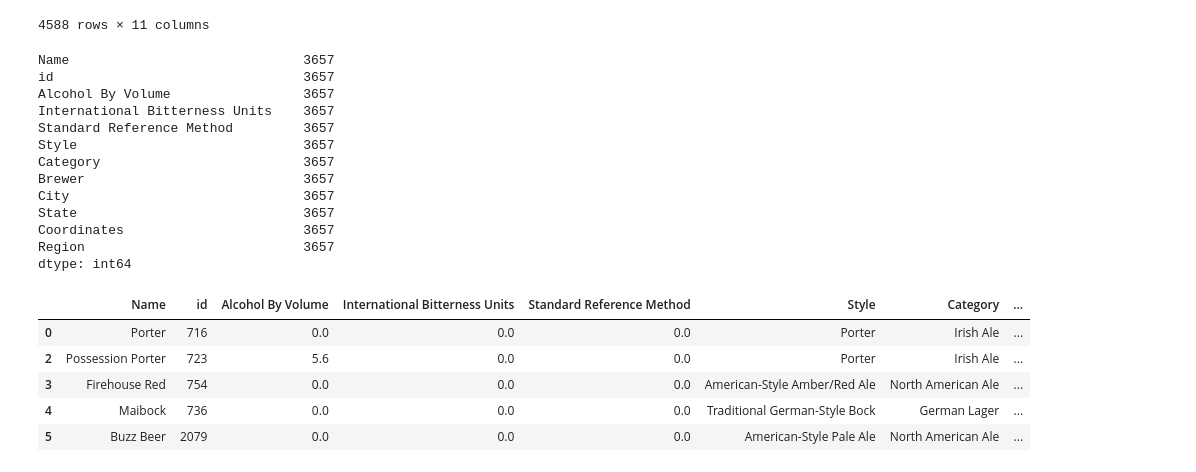
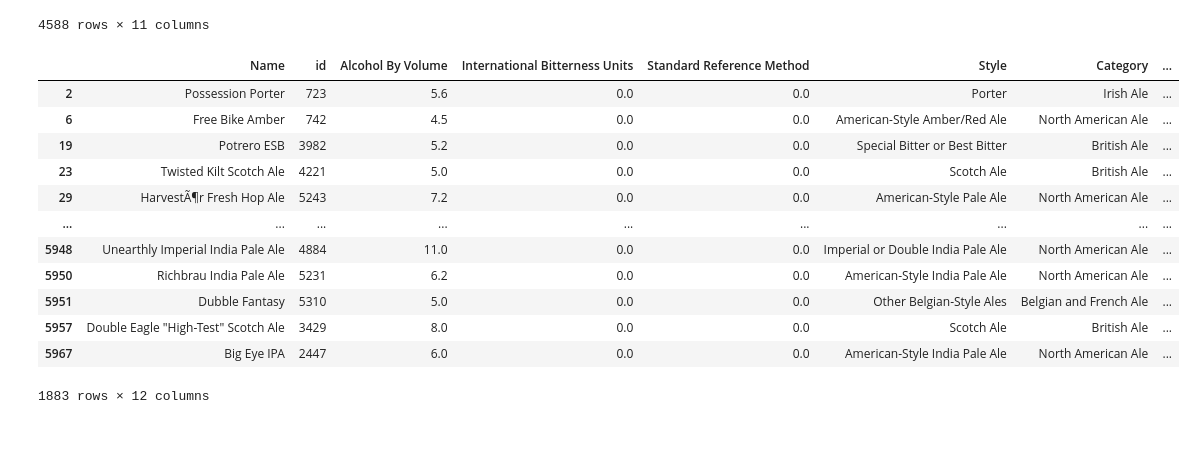
Before and after one commit to acoo33/project1, a Jupyter notebook: Beer_Data.ipynb, the cells around one changed output. Saved outputs shown, nothing was run; the diff lists cells and outputs as text; code cells hidden in the pictures; blank space fills up the shorter version.

Commit message:
Final Beer Dataset

```diff
--- a/Beer_Data.ipynb
+++ b/Beer_Data.ipynb
@@ -53,28 +54,5 @@ us_beer
 4588 rows × 11 columns
 # %%
 us_beer_df = us_beer.dropna(how = 'any')
-us_beer_df.count()
-# %% [output]
-Name                              3657
-id                                3657
-Alcohol By Volume                 3657
-International Bitterness Units    3657
-Standard Reference Method         3657
-Style                             3657
-Category                          3657
-Brewer                            3657
-City                              3657
-State                             3657
-Coordinates                       3657
-Region                            3657
-dtype: int64
 # %%
 us_beer_df['Region'] = ''
-us_beer_df.head()
-# %% [output]
-|  | Name | id | Alcohol By Volume | International Bitterness Units | Standard Reference Method | Style | Category | ... |
-| 0 | Porter | 716 | 0.0 | 0.0 | 0.0 | Porter | Irish Ale | ... |
-| 2 | Possession Porter | 723 | 5.6 | 0.0 | 0.0 | Porter | Irish Ale | ... |
-| 3 | Firehouse Red | 754 | 0.0 | 0.0 | 0.0 | American-Style Amber/Red Ale | North American Ale | ... |
-| 4 | Maibock | 736 | 0.0 | 0.0 | 0.0 | Traditional German-Style Bock | German Lager | ... |
-| 5 | Buzz Beer | 2079 | 0.0 | 0.0 | 0.0 | American-Style Pale Ale | North American Ale | ... |
@@ -91,3 +62,27 @@ southeast = ['West Virginia', 'Virginia', 'Kentucky', 'Tennessee', 'North Caroli
 midwest = ['Ohio', 'Indiana', 'Michigan', 'Illinois', 'Missouri', 'Wisconsin', 'Minnesota', 'Iowa', 'Kansas', 'Nebraska', 'South Dakota', 'North Dakota']
 southwest = ['Texas', 'Oklahoma', 'New Mexico', 'Arizona']
 west = ['Colorado', 'Wyoming', 'Montana', 'Idaho', 'Washington', 'Oregon', 'Utah', 'Nevada', 'California', 'Alaska', 'Hawaii']
+# %%
+us_beer_df['Region'] = np.where(us_beer_df['State'].isin(northeast), 'Northeast',
+                      np.where(us_beer_df['State'].isin(southeast), 'Southeast',
+                      np.where(us_beer_df['State'].isin(midwest), 'Midwest',
+                      np.where(us_beer_df['State'].isin(southwest), 'Southwest',
+                      np.where(us_beer_df['State'].isin(west), 'West',
+                      'Unknown')))))
+# %%
+beer_df = us_beer_df.loc[us_beer_df['Alcohol By Volume'] != 0]
+beer_df
+# %% [output]
+|  | Name | id | Alcohol By Volume | International Bitterness Units | Standard Reference Method | Style | Category | ... |
+| 2 | Possession Porter | 723 | 5.6 | 0.0 | 0.0 | Porter | Irish Ale | ... |
+| 6 | Free Bike Amber | 742 | 4.5 | 0.0 | 0.0 | American-Style Amber/Red Ale | North American Ale | ... |
+| 19 | Potrero ESB | 3982 | 5.2 | 0.0 | 0.0 | Special Bitter or Best Bitter | British Ale | ... |
+| 23 | Twisted Kilt Scotch Ale | 4221 | 5.0 | 0.0 | 0.0 | Scotch Ale | British Ale | ... |
+| 29 | HarvestÃ¶r Fresh Hop Ale | 5243 | 7.2 | 0.0 | 0.0 | American-Style Pale Ale | North American Ale | ... |
+| ... | ... | ... | ... | ... | ... | ... | ... | ... |
+| 5948 | Unearthly Imperial India Pale Ale | 4884 | 11.0 | 0.0 | 0.0 | Imperial or Double India Pale Ale | North American Ale | ... |
+| 5950 | Richbrau India Pale Ale | 5231 | 6.2 | 0.0 | 0.0 | American-Style India Pale Ale | North American Ale | ... |
+| 5951 | Dubble Fantasy | 5310 | 5.0 | 0.0 | 0.0 | Other Belgian-Style Ales | Belgian and French Ale | ... |
+| 5957 | Double Eagle "High-Test" Scotch Ale | 3429 | 8.0 | 0.0 | 0.0 | Scotch Ale | British Ale | ... |
+| 5967 | Big Eye IPA | 2447 | 6.0 | 0.0 | 0.0 | American-Style India Pale Ale | North American Ale | ... |
+1883 rows × 12 columns
```
Also changed, not shown: parts of 2 cells of this notebook.
